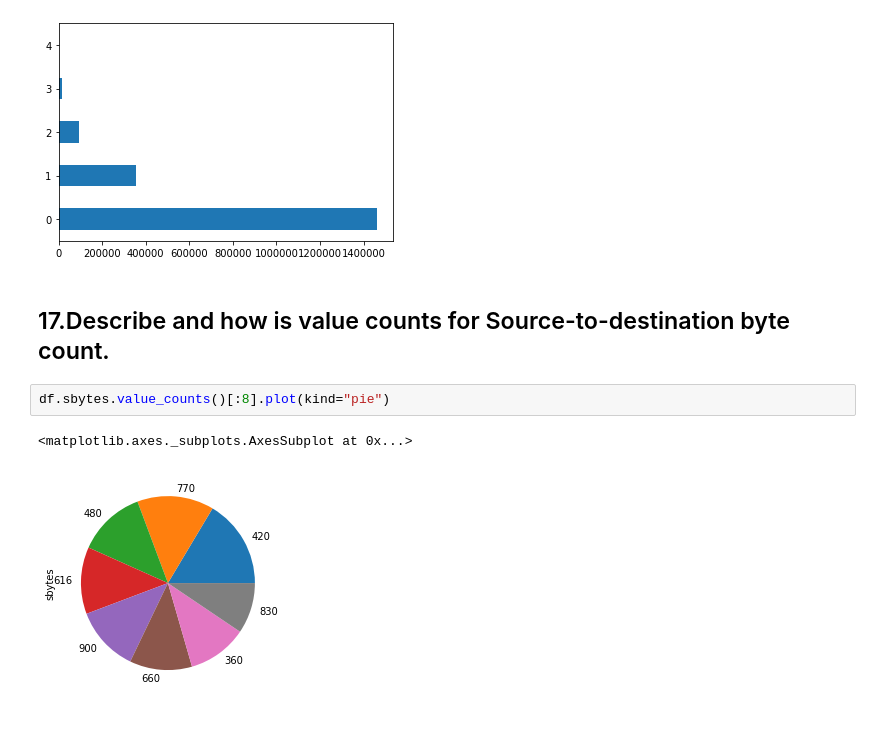
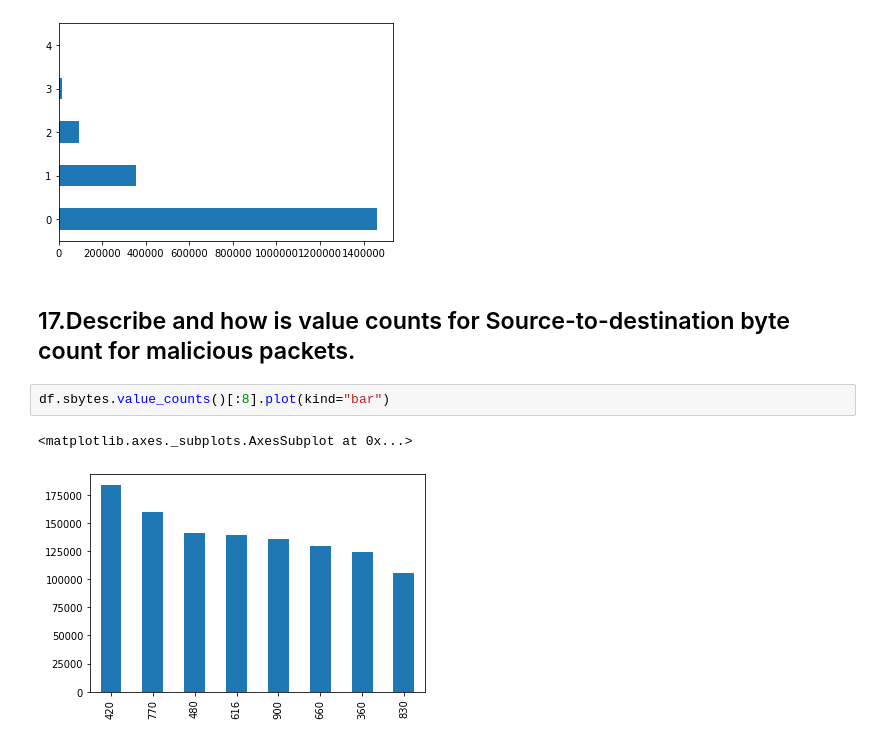
Before and after one commit to Siddharth1698/Analysis-of-DDoS-attack-from-Botnet-devices-using-Machine-Learning-Classifiers, a Jupyter notebook: Data Analysis.ipynb, the cells around one changed output. Saved outputs shown, nothing was run; the diff lists cells and outputs as text.

```diff
--- a/Data Analysis.ipynb
+++ b/Data Analysis.ipynb
@@ -380,9 +380,9 @@ df_attacked.dpkts.value_counts()[:8].plot(kind='barh')
 <matplotlib.axes._subplots.AxesSubplot at 0x...>
 [figure]
 # %% [markdown]
-## 17.Describe and how is value counts for Source-to-destination byte count.
+## 17.Describe and how is value counts for Source-to-destination byte count for malicious packets.
 # %%
-df.sbytes.value_counts()[:8].plot(kind="pie")
+df.sbytes.value_counts()[:8].plot(kind="bar")
 # %% [output]
 <matplotlib.axes._subplots.AxesSubplot at 0x...>
-[figure, old version]
+[figure, new version]
```
Also changed, not shown: parts of 7 cells of this notebook.
